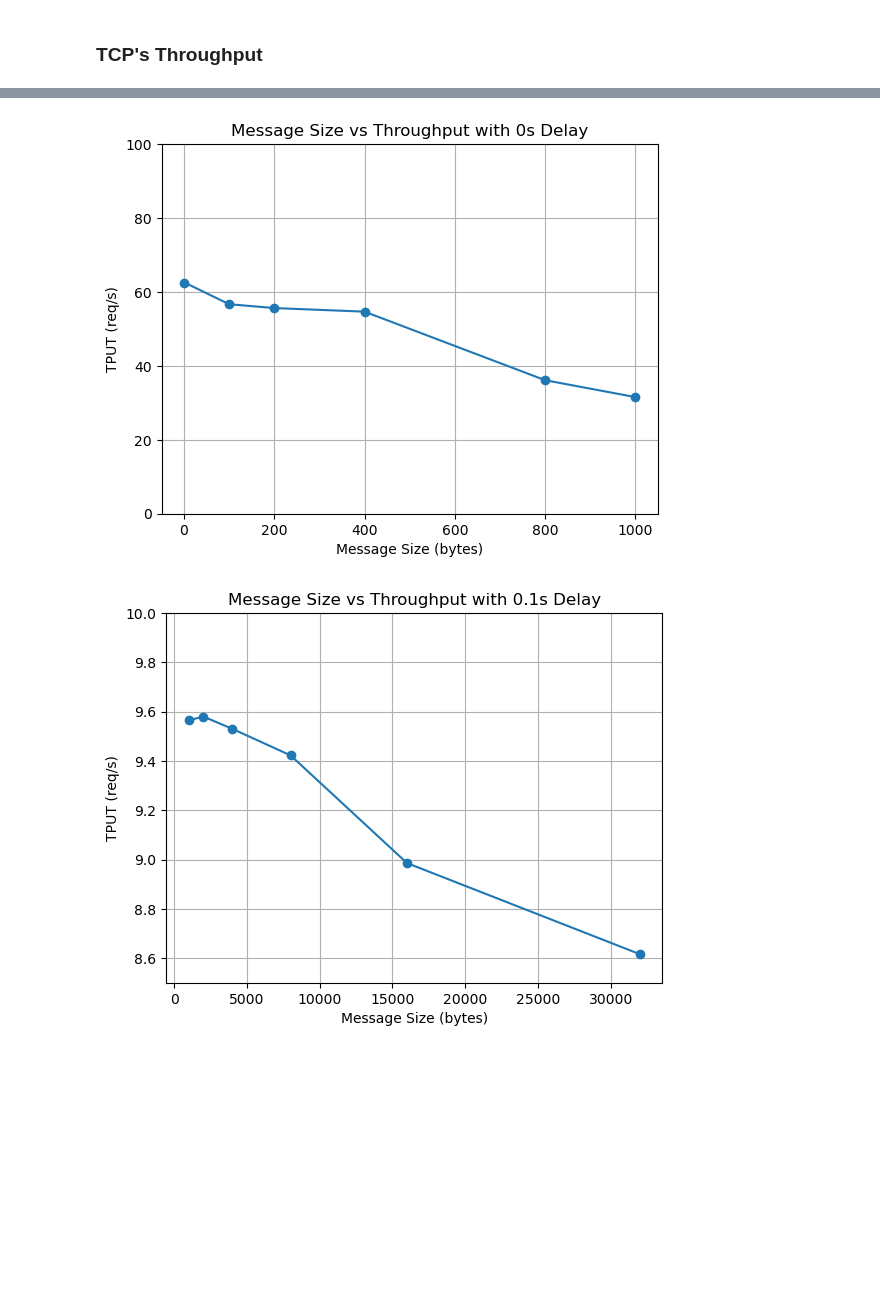
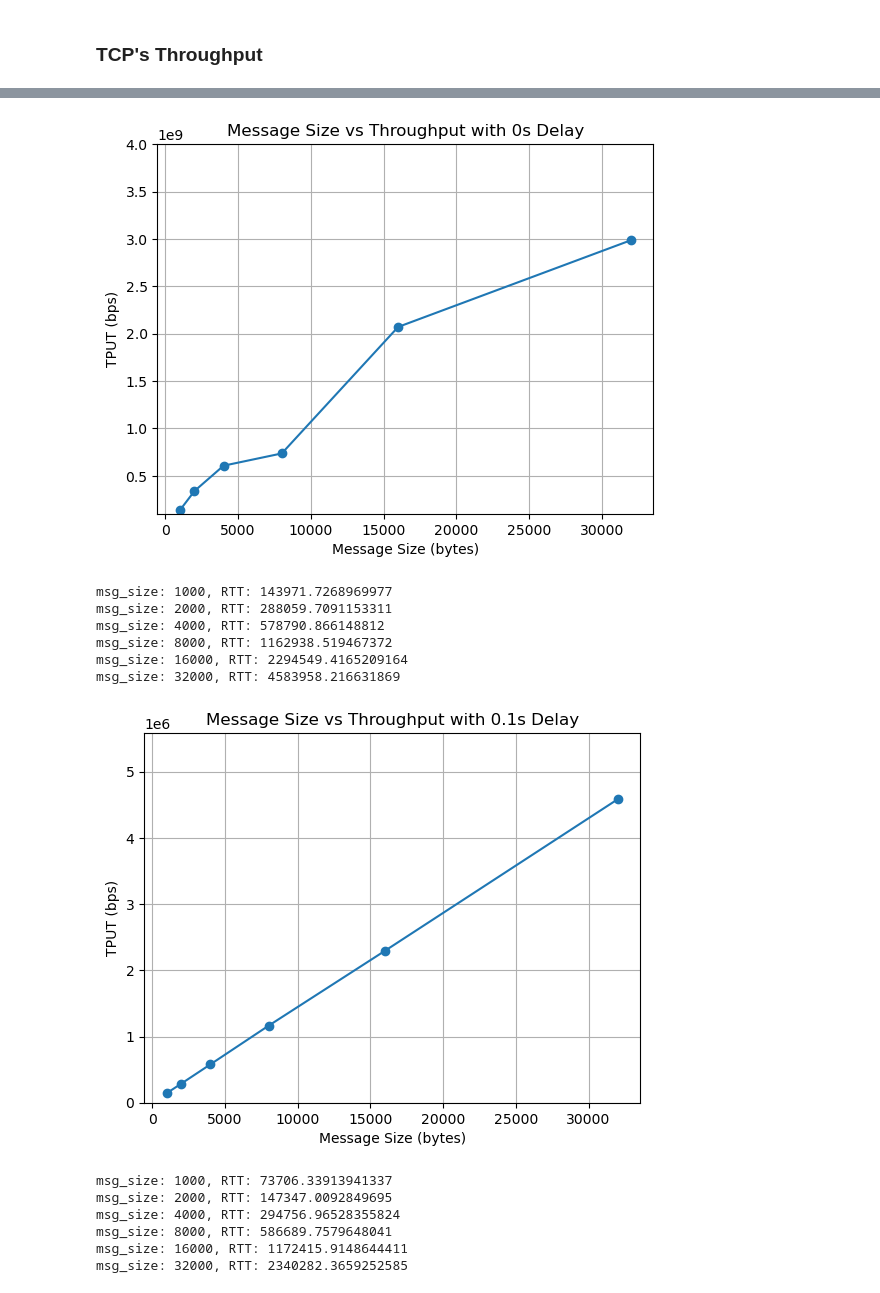
Before and after one commit to jidalii/computer-network-tcp-lab, a Jupyter notebook: pa1/pa1part2/summary.ipynb, the cells around one changed output, grey strips where cells are left out. Cells and saved outputs as stored; diff of their text form; code cells hidden in the pictures; blank space fills up the shorter version.

```diff
--- a/pa1/pa1part2/summary.ipynb
+++ b/pa1/pa1part2/summary.ipynb
@@ -52,6 +62,9 @@ def plot_rtt(data: pd.DataFrame, yrange, delay: str):
     plt.ylim(yrange[0], yrange[1])
     plt.grid(True)
 
+    for i in range(len(data['MSG_SIZE'])):
+        print(f"msg_size: {data['MSG_SIZE'][i]}, RTT: {data['RTT'][i]}")
+
     # Display the plot
     plt.show()
 
@@ -60,12 +73,15 @@ def plot_tput(data: pd.DataFrame, yrange, delay: str):
 
     # Adding labels and a title
     plt.xlabel('Message Size (bytes)')
-    plt.ylabel('TPUT (req/s)')
+    plt.ylabel('TPUT (bps)')
     plt.title(f'Message Size vs Throughput with {delay}s Delay')
 
     plt.ylim(yrange[0], yrange[1])
     plt.grid(True)
 
+    for i in range(len(data['MSG_SIZE'])):
+        print(f"msg_size: {data['MSG_SIZE'][i]}, RTT: {data['TPUT'][i]}")
+
     # Display the plot
     plt.show()
 # %% [markdown]
@@ -108,13 +148,13 @@ plot_rtt(data_200, [0.215, 0.26], "0.2")
 # %%
-tput0 = ['./data/log_client_tput_0_delay.txt']
+tput0 = ['./data/log_client_tput_0_delay_1.txt']
 data_0 = read_data(tput0, "TPUT")
-plot_tput(data_0, [0, 100],'0')
+plot_tput(data_0, [100000000, 4000000000],'0')
 
-tput100 = ['./data/log_client_tput_100_delay.txt', './data/log_client_tput_100_delay_1.txt']
+tput100 = ['./data/log_client_tput_100_delay_1.txt']
 data_500 = read_data(tput100, "TPUT")
-plot_tput(data_500, [8.5, 10], '0.1')
+plot_tput(data_500, [0, 5583958], '0.1')
 
-tput200 = ['./data/log_client_tput_200_delay.txt']
+tput200 = ['./data/log_client_tput_200_delay_1.txt']
 data_1000 = read_data(tput200, "TPUT")
-plot_tput(data_1000, [4.7, 4.95], '0.2')
+plot_tput(data_1000, [4.7, 2540282], '0.2')
 # %% [output]
@@ -121,2 +167,14 @@ plot_tput(data_1000, [4.7, 4.95], '0.2')
-[figure, old version]
+[figure, new version]
+msg_size: 1000, RTT: 143971.7268969977
+msg_size: 2000, RTT: 288059.7091153311
+msg_size: 4000, RTT: 578790.866148812
+msg_size: 8000, RTT: 1162938.519467372
+msg_size: 16000, RTT: 2294549.4165209164
+msg_size: 32000, RTT: 4583958.216631869
-[figure, old version]
+[figure, new version]
+msg_size: 1000, RTT: 73706.33913941337
+msg_size: 2000, RTT: 147347.0092849695
+msg_size: 4000, RTT: 294756.96528355824
+msg_size: 8000, RTT: 586689.7579648041
+msg_size: 16000, RTT: 1172415.9148644411
+msg_size: 32000, RTT: 2340282.3659252585
```
Also changed, not shown: parts of 5 cells of this notebook, 20 other files.
